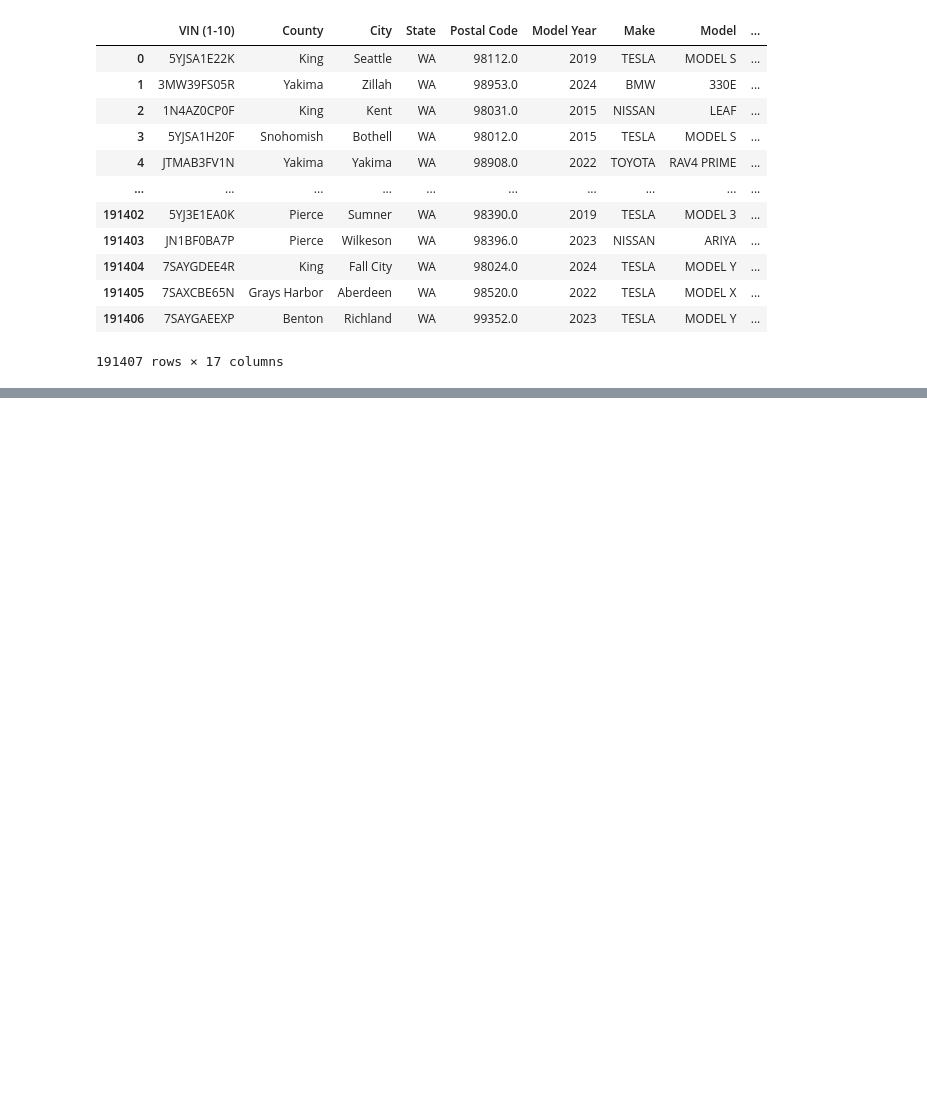
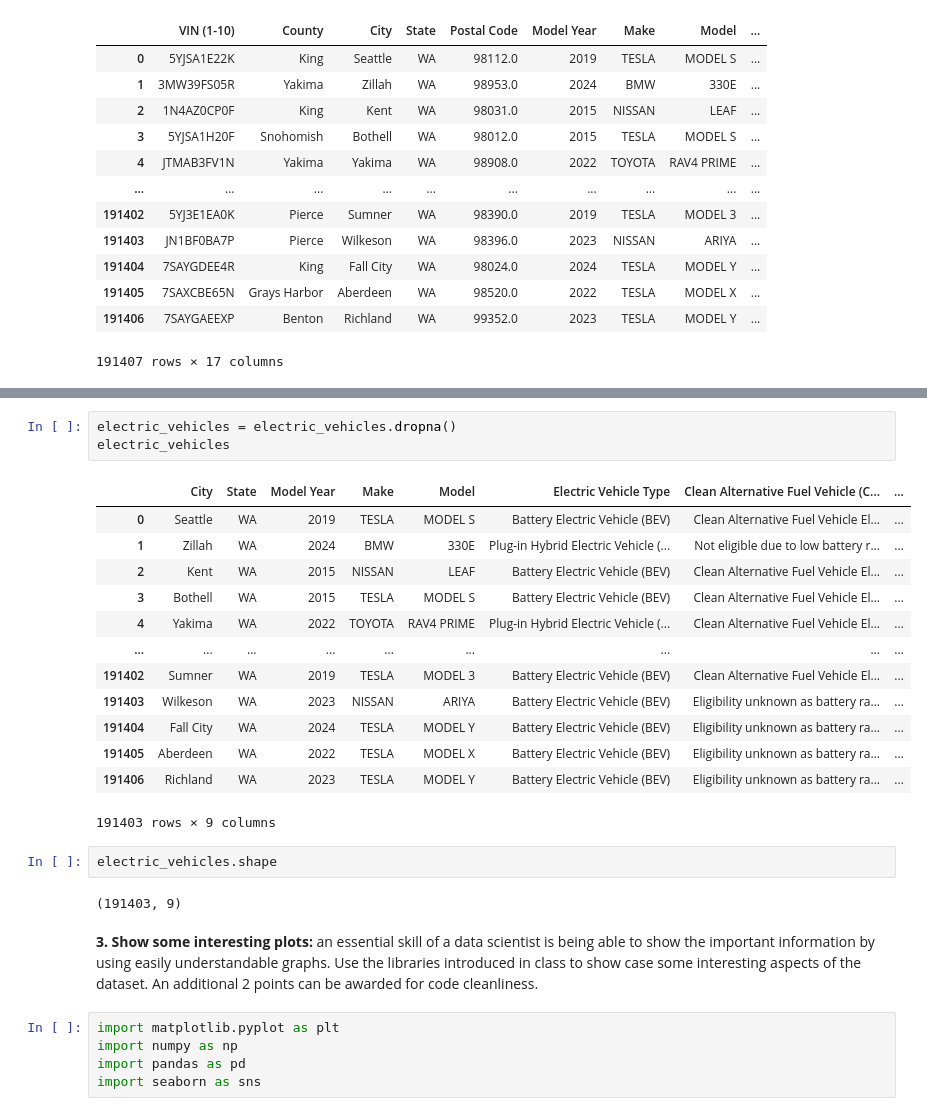
Before and after one commit to letizialanza01/Electric_Vehicles_Project, a Jupyter notebook: Electric_Vehicles_Project.ipynb, the cells around one changed output, grey strips where cells are left out. Drawn from its saved outputs; the diff is of its cells as text; blank space fills up the shorter version.

```diff
--- a/Electric_Vehicles_Project.ipynb
+++ b/Electric_Vehicles_Project.ipynb
@@ -72,0 +161,28 @@ ValueError: Multiple files found in ZIP file. Only one file per ZIP: ['Electric_
+# %%
+electric_vehicles = electric_vehicles.dropna()
+electric_vehicles
+# %% [output]
+|  | City | State | Model Year | Make | Model | Electric Vehicle Type | Clean Alternative Fuel Vehicle (C... | ... |
+| 0 | Seattle | WA | 2019 | TESLA | MODEL S | Battery Electric Vehicle (BEV) | Clean Alternative Fuel Vehicle El... | ... |
+| 1 | Zillah | WA | 2024 | BMW | 330E | Plug-in Hybrid Electric Vehicle (... | Not eligible due to low battery r... | ... |
+| 2 | Kent | WA | 2015 | NISSAN | LEAF | Battery Electric Vehicle (BEV) | Clean Alternative Fuel Vehicle El... | ... |
+| 3 | Bothell | WA | 2015 | TESLA | MODEL S | Battery Electric Vehicle (BEV) | Clean Alternative Fuel Vehicle El... | ... |
+| 4 | Yakima | WA | 2022 | TOYOTA | RAV4 PRIME | Plug-in Hybrid Electric Vehicle (... | Clean Alternative Fuel Vehicle El... | ... |
+| ... | ... | ... | ... | ... | ... | ... | ... | ... |
+| 191402 | Sumner | WA | 2019 | TESLA | MODEL 3 | Battery Electric Vehicle (BEV) | Clean Alternative Fuel Vehicle El... | ... |
+| 191403 | Wilkeson | WA | 2023 | NISSAN | ARIYA | Battery Electric Vehicle (BEV) | Eligibility unknown as battery ra... | ... |
+| 191404 | Fall City | WA | 2024 | TESLA | MODEL Y | Battery Electric Vehicle (BEV) | Eligibility unknown as battery ra... | ... |
+| 191405 | Aberdeen | WA | 2022 | TESLA | MODEL X | Battery Electric Vehicle (BEV) | Eligibility unknown as battery ra... | ... |
+| 191406 | Richland | WA | 2023 | TESLA | MODEL Y | Battery Electric Vehicle (BEV) | Eligibility unknown as battery ra... | ... |
+191403 rows × 9 columns
+# %%
+electric_vehicles.shape
+# %% [output]
+(191403, 9)
+# %% [markdown]
+**3. Show some interesting plots:** an essential skill of a data scientist is being able to show the important information by using easily understandable graphs. Use the libraries introduced in class to show case some interesting aspects of the dataset. An additional 2 points can be awarded for code cleanliness.
+# %%
+import matplotlib.pyplot as plt
+import numpy as np
+import pandas as pd
+import seaborn as sns
```
Also changed, not shown: parts of 13 cells of this notebook, 1 other file.
